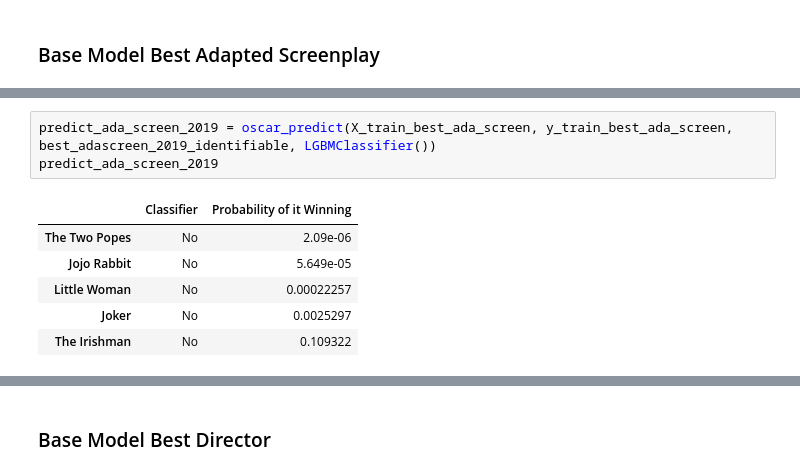
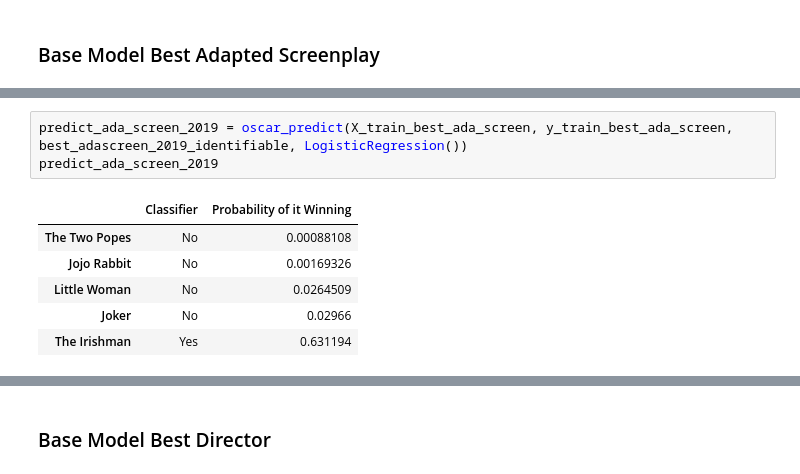
Before and after one commit to MrThomasPin/Oscar-Machine-Learning, a Jupyter notebook: 03_oscar-predictor-ml_2019.ipynb, the cells around one changed output, grey strips where cells are left out. Cells and saved outputs as stored; diff of their text form.

```diff
--- a/03_oscar-predictor-ml_2019.ipynb
+++ b/03_oscar-predictor-ml_2019.ipynb
@@ -599,13 +599,13 @@ diff_class_ml(X_train_best_ada_screen, X_test_best_ada_screen, y_train_best_ada_
 # %%
-predict_ada_screen_2019 = oscar_predict(X_train_best_ada_screen, y_train_best_ada_screen, best_adascreen_2019_identifiable, LGBMClassifier())
+predict_ada_screen_2019 = oscar_predict(X_train_best_ada_screen, y_train_best_ada_screen, best_adascreen_2019_identifiable, LogisticRegression())
 predict_ada_screen_2019
 # %% [output]
 |  | Classifier | Probability of it Winning |
-| The Two Popes | No | 2.09e-06 |
-| Jojo Rabbit | No | 5.649e-05 |
-| Little Woman | No | 0.00022257 |
-| Joker | No | 0.0025297 |
-| The Irishman | No | 0.109322 |
+| The Two Popes | No | 0.00088108 |
+| Jojo Rabbit | No | 0.00169326 |
+| Little Woman | No | 0.0264509 |
+| Joker | No | 0.02966 |
+| The Irishman | Yes | 0.631194 |
 # %%
 normalized_winner(predict_ada_screen_2019)
 # %% [output]
```
Also changed, not shown: parts of 24 cells of this notebook.
